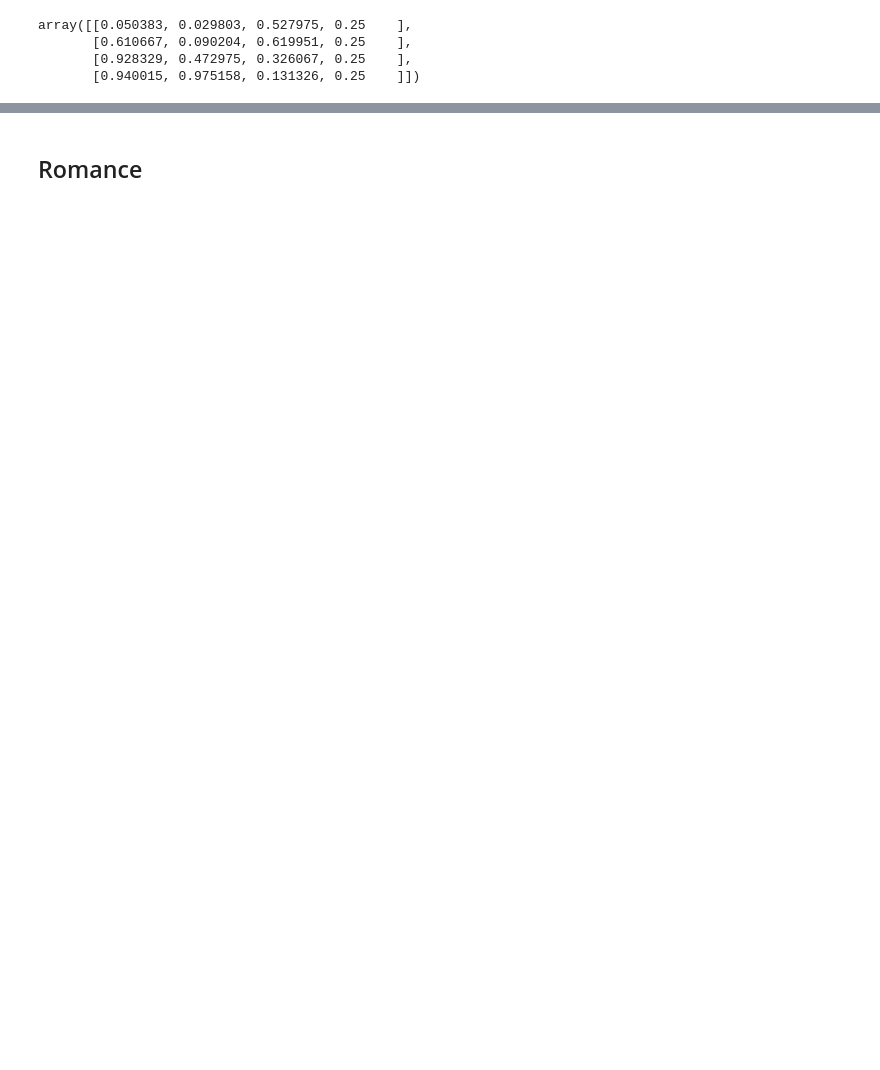
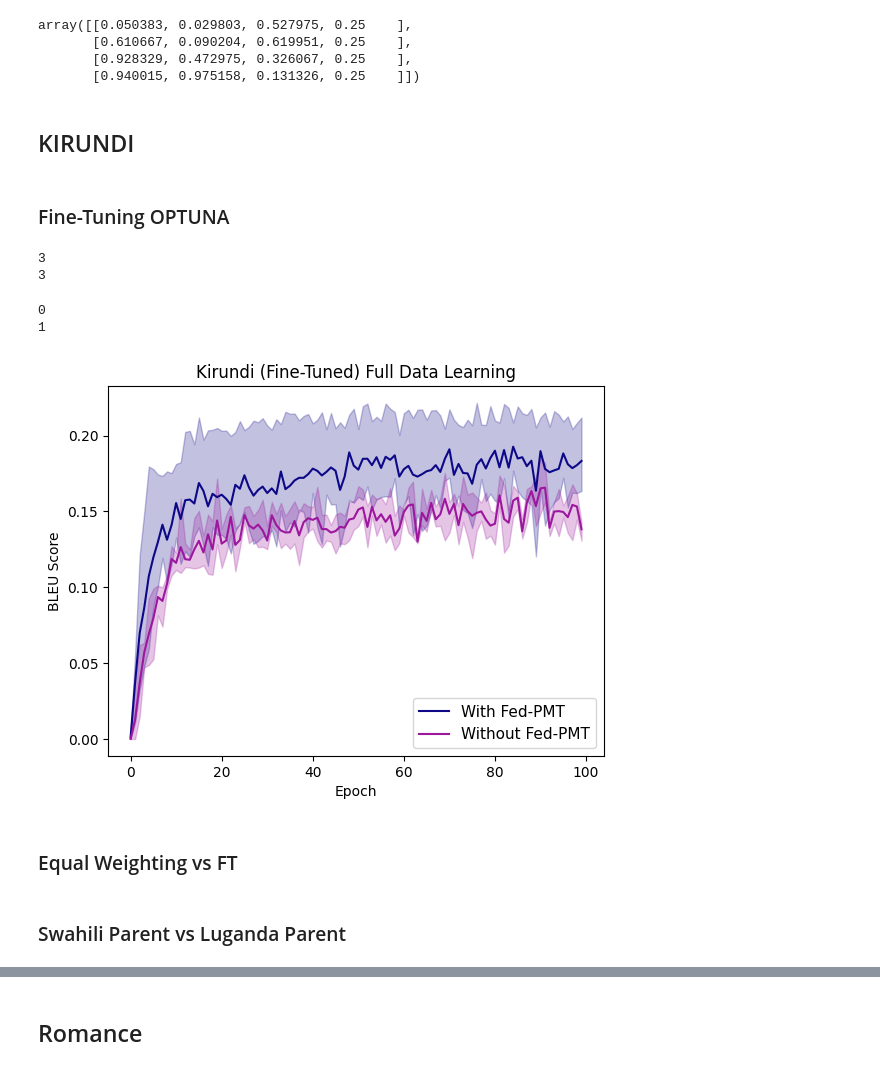
Before and after one commit to Kyle-Sang/PersonalizedFedForSeq2Seq, a Jupyter notebook: create_graphs copy.ipynb, the cells around one changed output, grey strips where cells are left out. Cells and saved outputs as stored; diff of their text form; code cells hidden in the pictures; blank space fills up the shorter version.

Commit message:
new graph code

```diff
--- a/create_graphs copy.ipynb
+++ b/create_graphs copy.ipynb
@@ -65,3 +64,62 @@ def get_max_list(l):
     for i in range(0, 100):
         new.append(max(l[0][i], l[1][i], l[2][i]))
     return new
+# %% [markdown]
+## KIRUNDI
+# %%
+names = ['FL-Polyglot Model (Fine-Tuned)', 'Standard Training']
+# %% [markdown]
+### Fine-Tuning OPTUNA
+# %%
+folders = ['FL', 'NOFL']
+dfs_raw = []
+for folder in folders:
+    dfs_raw.append(get_frames(f"./results/50_round_train/kir-optuna/full_shot/{folder}/*", index=4))
+y = np.arange(100)
+dfs = dfs_raw
+for i, df in enumerate(dfs):
+    print(i)
+    sums = np.zeros(100)
+    for d in df:
+        sums += d
+    plt.plot(y, sums / 3, label=names[i], color=colors[i], linestyle='solid')
+    plt.fill_between(y, get_min_list(df), get_max_list(df), color=colors2[i])
+# plt.plot(y, baseline, label=names[3], color=colors[3], linestyle=attributes[5]['linestyle'])
+plt.xlabel('Epoch')
+plt.ylabel('BLEU Score')
+title = 'Kirundi (Fine-Tuned) Full Data Learning'
+plt.title(title)
+plt.legend(loc='lower right', prop={'size': 11})
+title = title.replace(' ', '_')
+plt.savefig(f'{title}.pdf', dpi=300, format='pdf')
+plt.show()
+# %% [output]
+3
+3
+# %%
+folders = ['FL', 'NOFL']
+dfs_raw = []
+for folder in folders:
+    dfs_raw.append(get_frames(f"./results/50_round_train/kir-optuna/100_shot/{folder}/*", index=4))
+y = np.arange(100)
+dfs = dfs_raw
+for i, df in enumerate(dfs):
+    print(i)
+    sums = np.zeros(100)
+    for d in df:
+        sums += d
+    plt.plot(y, sums / 3, label=names[i], color=colors[i], linestyle='solid')
+    plt.fill_between(y, get_min_list(df), get_max_list(df), color=colors2[i])
+# plt.plot(y, baseline, label=names[3], color=colors[3], linestyle=attributes[5]['linestyle'])
+plt.xlabel('Epoch')
+plt.ylabel('BLEU Score')
+title = 'Kirundi (Fine-Tuned) Full Data Learning'
+plt.title(title)
+plt.legend(loc='lower right', prop={'size': 11})
+title = title.replace(' ', '_')
+plt.savefig(f'{title}.pdf', dpi=300, format='pdf')
+plt.show()
+# %% [output]
+0
+1
+[figure, added]
@@ -67,0 +149,2 @@ def get_max_list(l):
+# %% [markdown]
+### Equal Weighting vs FT
@@ -67,0 +176,2 @@ def get_max_list(l):
+# %% [markdown]
+### Swahili Parent vs Luganda Parent
```
Also changed, not shown: parts of 14 cells of this notebook, 27 other files.
